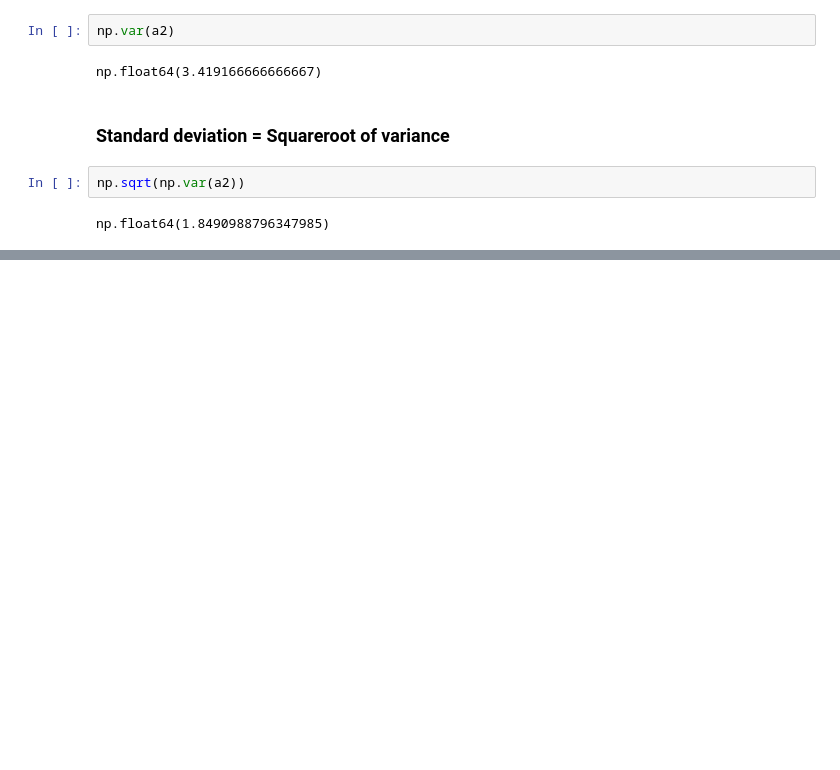
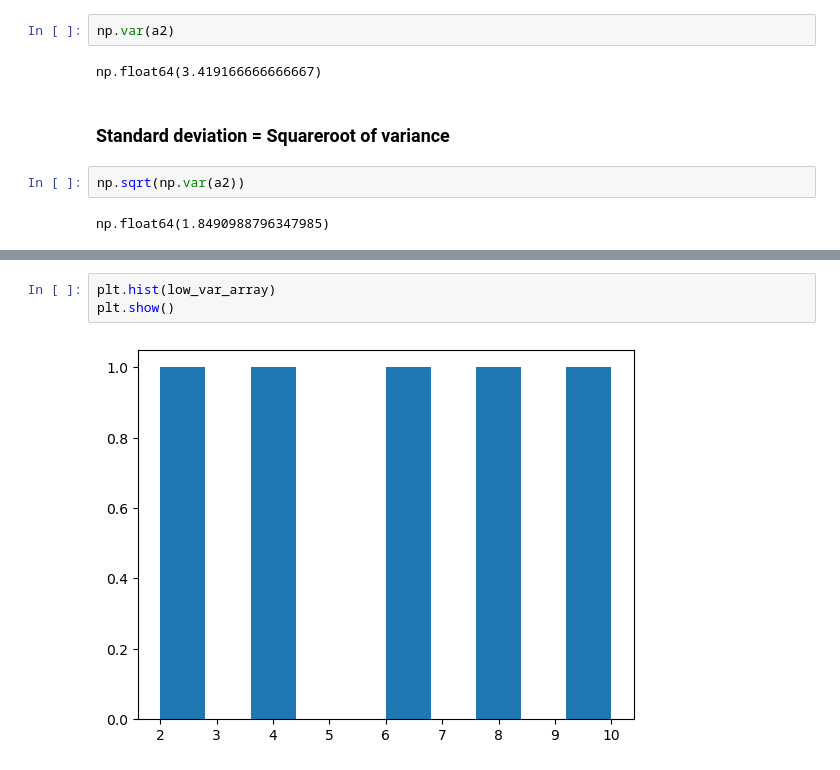
Before and after one commit to DevSen101/ML-Bootcamp, a Jupyter notebook: Numpy/Introduction-to-numpy.ipynb, the cells around one changed output, grey strips where cells are left out. Drawn from its saved outputs; the diff is of its cells as text; blank space fills up the shorter version.

```diff
--- a/Numpy/Introduction-to-numpy.ipynb
+++ b/Numpy/Introduction-to-numpy.ipynb
@@ -504,0 +531,5 @@ np.float64(1.8490988796347985)
+# %%
+plt.hist(low_var_array)
+plt.show()
+# %% [output]
+[figure, added]
```
Also changed, not shown: parts of 14 cells of this notebook.
